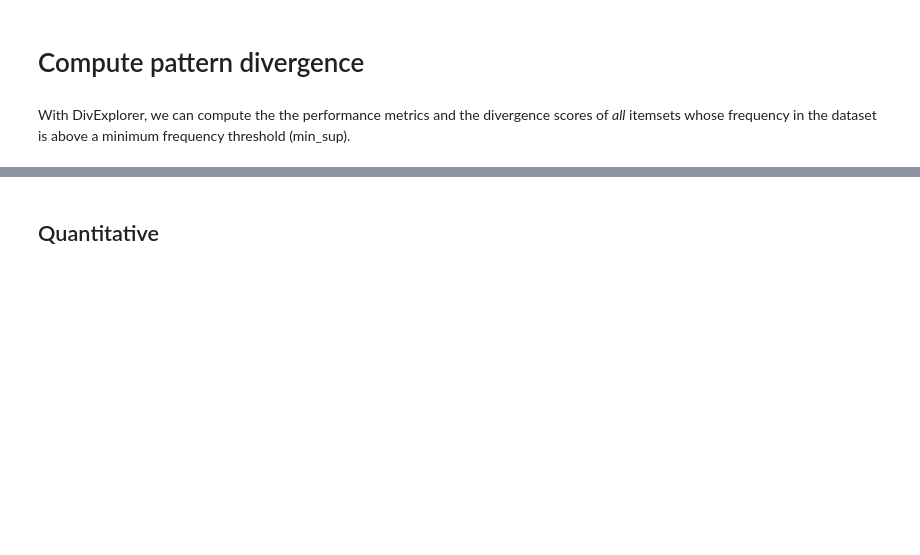
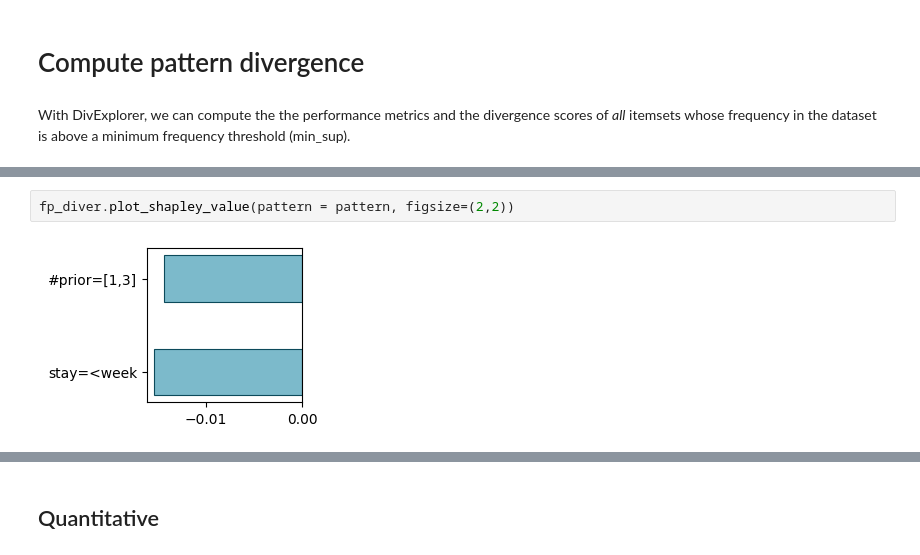
Before and after one commit to divexplorer/divexplorer, a Jupyter notebook: example_compas.ipynb, the cells around one changed output, grey strips where cells are left out. Saved outputs shown, nothing was run; the diff lists cells and outputs as text; blank space fills up the shorter version.

```diff
--- a/example_compas.ipynb
+++ b/example_compas.ipynb
@@ -134,0 +143,4 @@ FP_fm.sort_values(by="support", ascending=False).head(10)
+# %%
+fp_diver.plot_shapley_value(pattern = pattern, figsize=(2,2))
+# %% [output]
+[figure, added]
```
Also changed, not shown: parts of 10 cells of this notebook, 2 other files.
